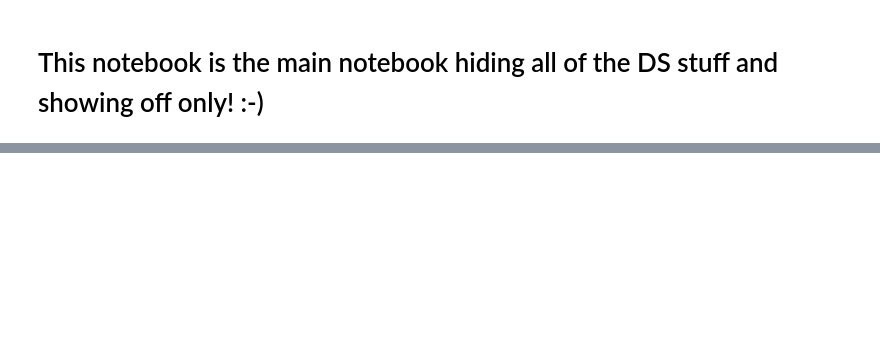
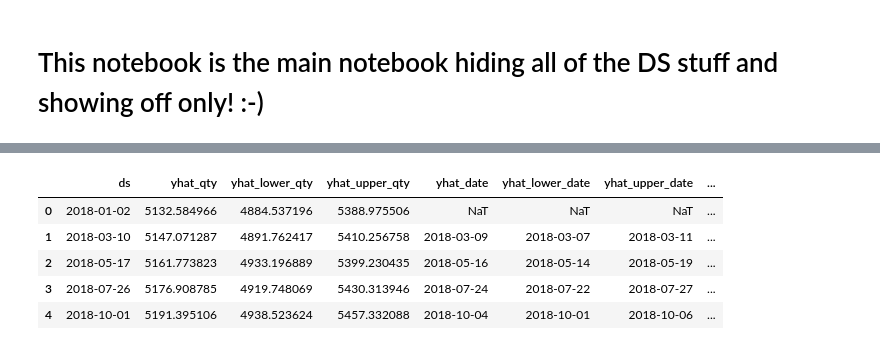
Before and after one commit to raphaelribard/Sales_forecasting, a Jupyter notebook: notebooks/6.0-rr-Main-Notebook-w-preds-n-optim.ipynb, the cells around one changed output, grey strips where cells are left out. Saved outputs shown, nothing was run; the diff lists cells and outputs as text; code cells hidden in the pictures; blank space fills up the shorter version.

Commit message:
MVP with a full forecaster class

```diff
--- a/notebooks/6.0-rr-Main-Notebook-w-preds-n-optim.ipynb
+++ b/notebooks/6.0-rr-Main-Notebook-w-preds-n-optim.ipynb
@@ -101,0 +111,9 @@ Optimizing the actual data for cluster #4
+# %%
+my_sales_forecaster.predictions.head()
+# %% [output]
+|  | ds | yhat_qty | yhat_lower_qty | yhat_upper_qty | yhat_date | yhat_lower_date | yhat_upper_date | ... |
+| 0 | 2018-01-02 | 5132.584966 | 4884.537196 | 5388.975506 | NaT | NaT | NaT | ... |
+| 1 | 2018-03-10 | 5147.071287 | 4891.762417 | 5410.256758 | 2018-03-09 | 2018-03-07 | 2018-03-11 | ... |
+| 2 | 2018-05-17 | 5161.773823 | 4933.196889 | 5399.230435 | 2018-05-16 | 2018-05-14 | 2018-05-19 | ... |
+| 3 | 2018-07-26 | 5176.908785 | 4919.748069 | 5430.313946 | 2018-07-24 | 2018-07-22 | 2018-07-27 | ... |
+| 4 | 2018-10-01 | 5191.395106 | 4938.523624 | 5457.332088 | 2018-10-04 | 2018-10-01 | 2018-10-06 | ... |
```
Also changed, not shown: parts of 2 cells of this notebook, 1 other file.
